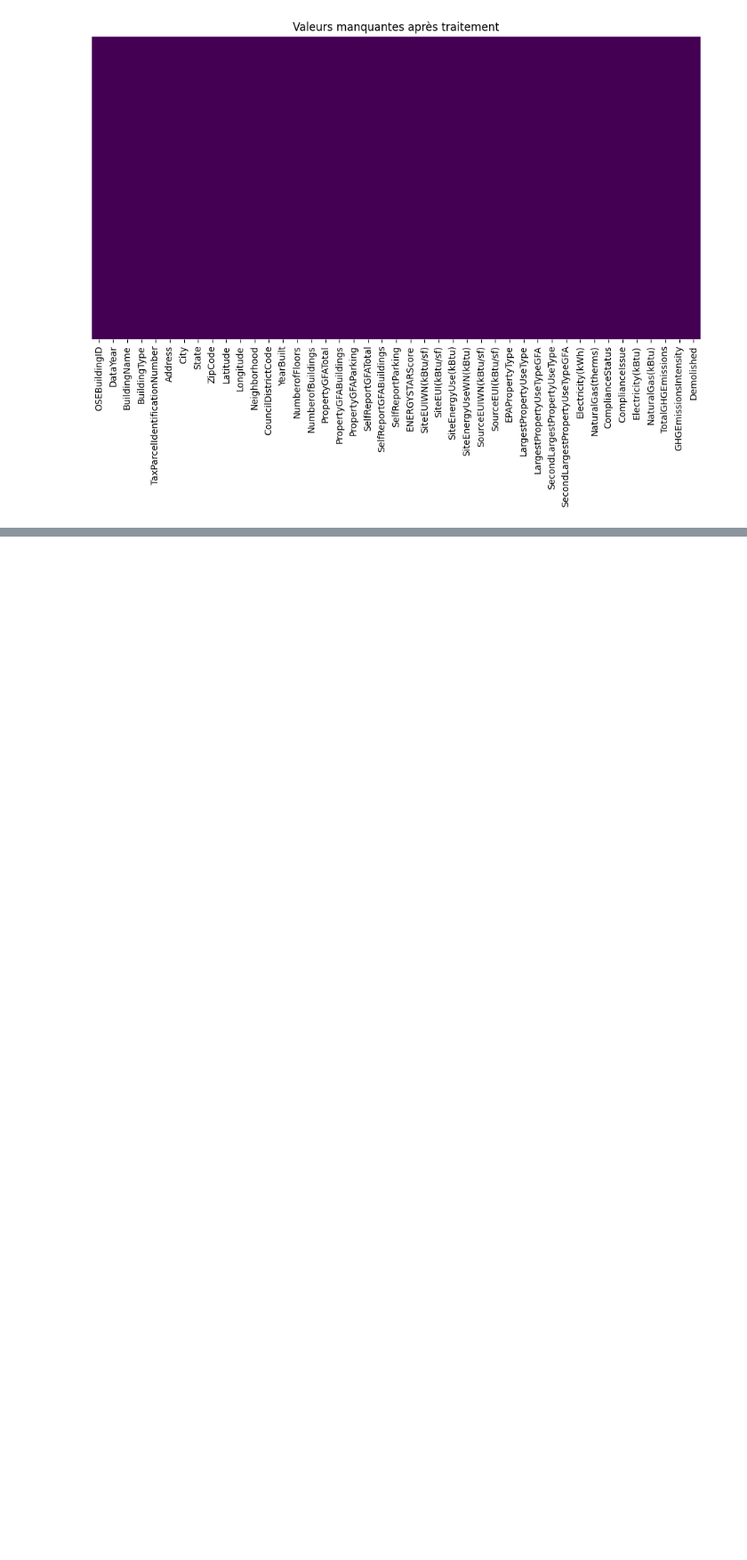
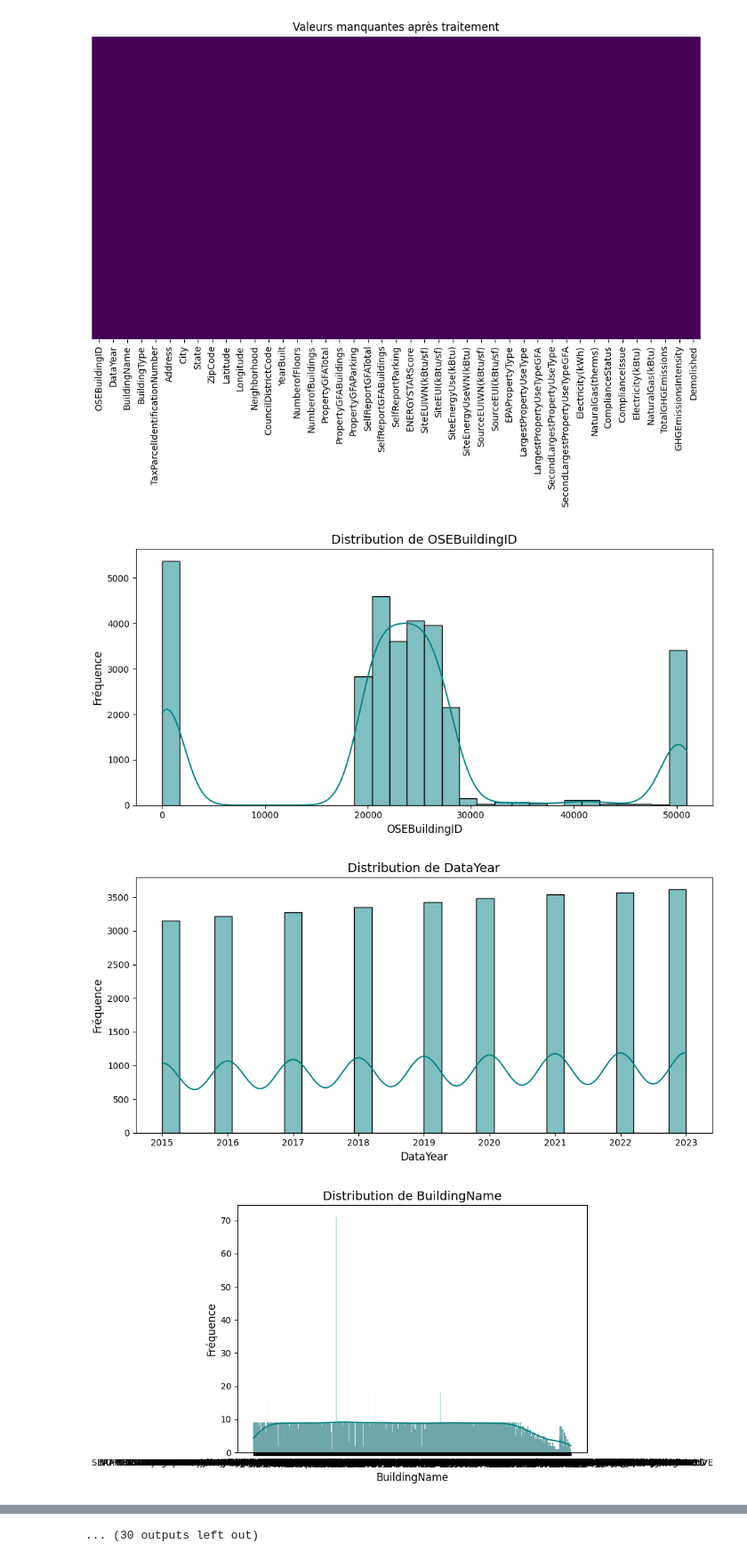
Before and after one commit to layalelzein/Energy-Python, a Jupyter notebook: eda_analysis.ipynb, the cells around one changed output, grey strips where cells are left out. Shown at 89% size. Saved outputs shown, nothing was run; the diff lists cells and outputs as text; code cells hidden in the pictures; blank space fills up the shorter version.

Commit message:
amélioration visibilité graphes

```diff
--- a/eda_analysis.ipynb
+++ b/eda_analysis.ipynb
@@ -144,3 +144,58 @@ SiteEnergyUseWN(kBtu)               3.792135
 🔍 Vérification finale des valeurs manquantes après traitement :
 ✅ Aucune valeur manquante restante.
 [figure]
+# %%
+import pandas as pd
+import matplotlib.pyplot as plt
+import seaborn as sns
+
+# Désactiver les warnings
+import warnings
+warnings.filterwarnings("ignore")
+
+# Supprimer les colonnes non informatives (ex: constantes ou quasi-constantes)
+single_value_cols = [col for col in df.columns if df[col].nunique() <= 1]
+df_clean = df.drop(columns=single_value_cols)
+
+# Afficher les distributions pour les colonnes restantes
+for col in df_clean.columns:
+    unique_count = df_clean[col].nunique()
+
+    # Ignorer les colonnes avec moins de 2 valeurs uniques
+    if unique_count < 2:
+        print(f"Ignorer la colonne '{col}' : elle a moins de 2 valeurs uniques.")
+        continue
+
+    plt.figure(figsize=(10, 5))
+
+    if unique_count < 5:
+        # Diagramme en barres pour les variables discrètes
+        value_counts = df_clean[col].value_counts()
+        ax = sns.barplot(x=value_counts.index, y=value_counts.values, palette='viridis', edgecolor='black')
+
+        # Ajouter les valeurs sur les barres
+        for p in ax.patches:
+            ax.annotate(f"{int(p.get_height())}",
+                        (p.get_x() + p.get_width() / 2., p.get_height()),
+                        ha='center', va='center',
+                        xytext=(0, 5),
+                        textcoords='offset points',
+                        fontsize=10)
+
+        plt.title(f"Répartition de {col} (valeurs discrètes)", fontsize=14)
+        plt.xlabel(col, fontsize=12)
+        plt.ylabel("Nombre d'occurrences", fontsize=12)
+        plt.xticks(rotation=45, ha='right')  # Rotation des étiquettes
+    else:
+        # Histogramme pour les variables continues
+        sns.histplot(df_clean[col], bins=30, kde=True, color='teal', edgecolor='black')
+        plt.title(f"Distribution de {col}", fontsize=14)
+        plt.xlabel(col, fontsize=12)
+        plt.ylabel("Fréquence", fontsize=12)
+
+    plt.tight_layout()
+    plt.show()
+# %% [output]
+[figure, added]
+[figure, added]
+[figure, added]
@@ -146,0 +211 @@ SiteEnergyUseWN(kBtu)               3.792135
+... (30 outputs left out)
```
Also changed, not shown: parts of 2 cells of this notebook.
